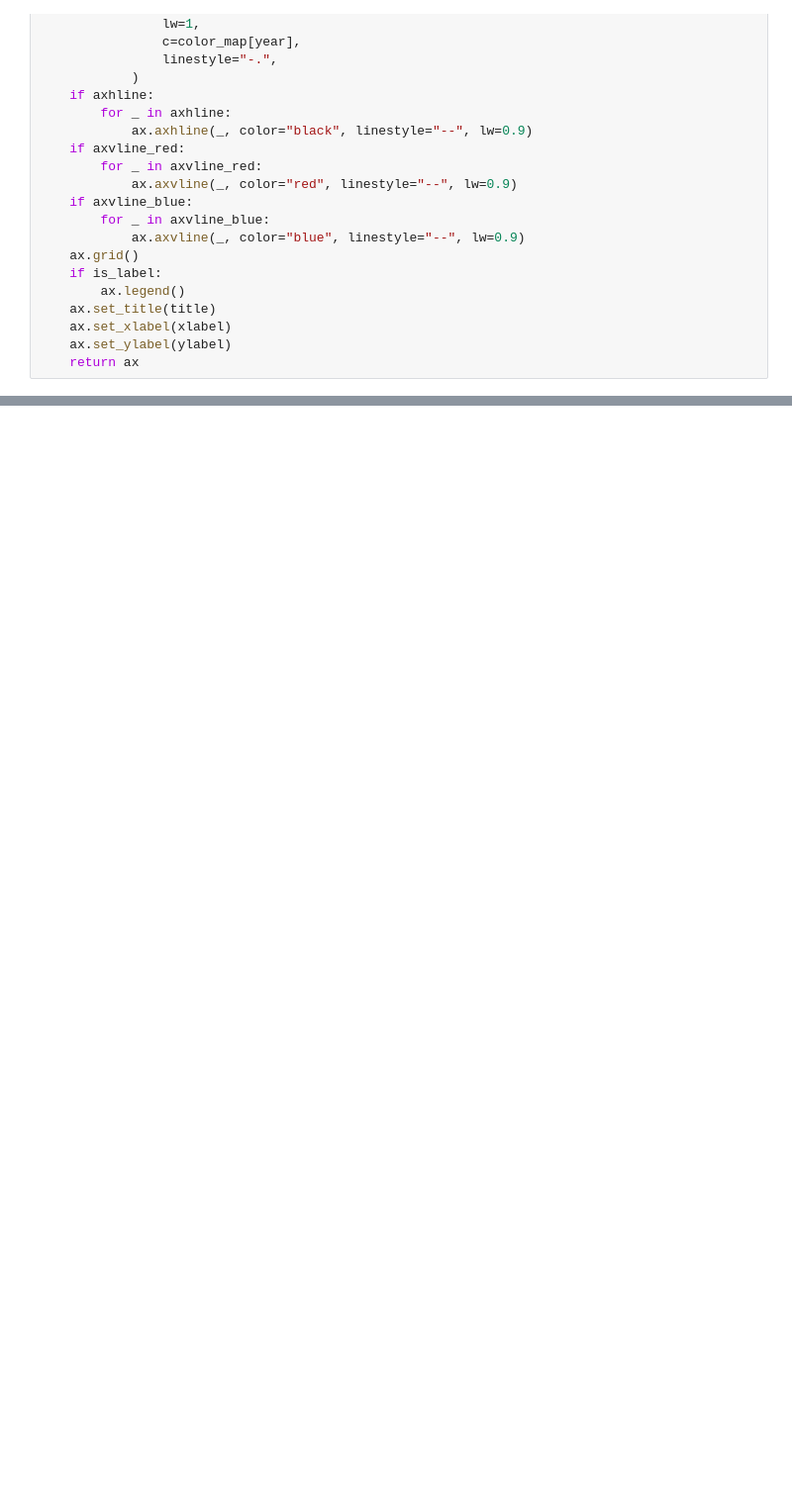
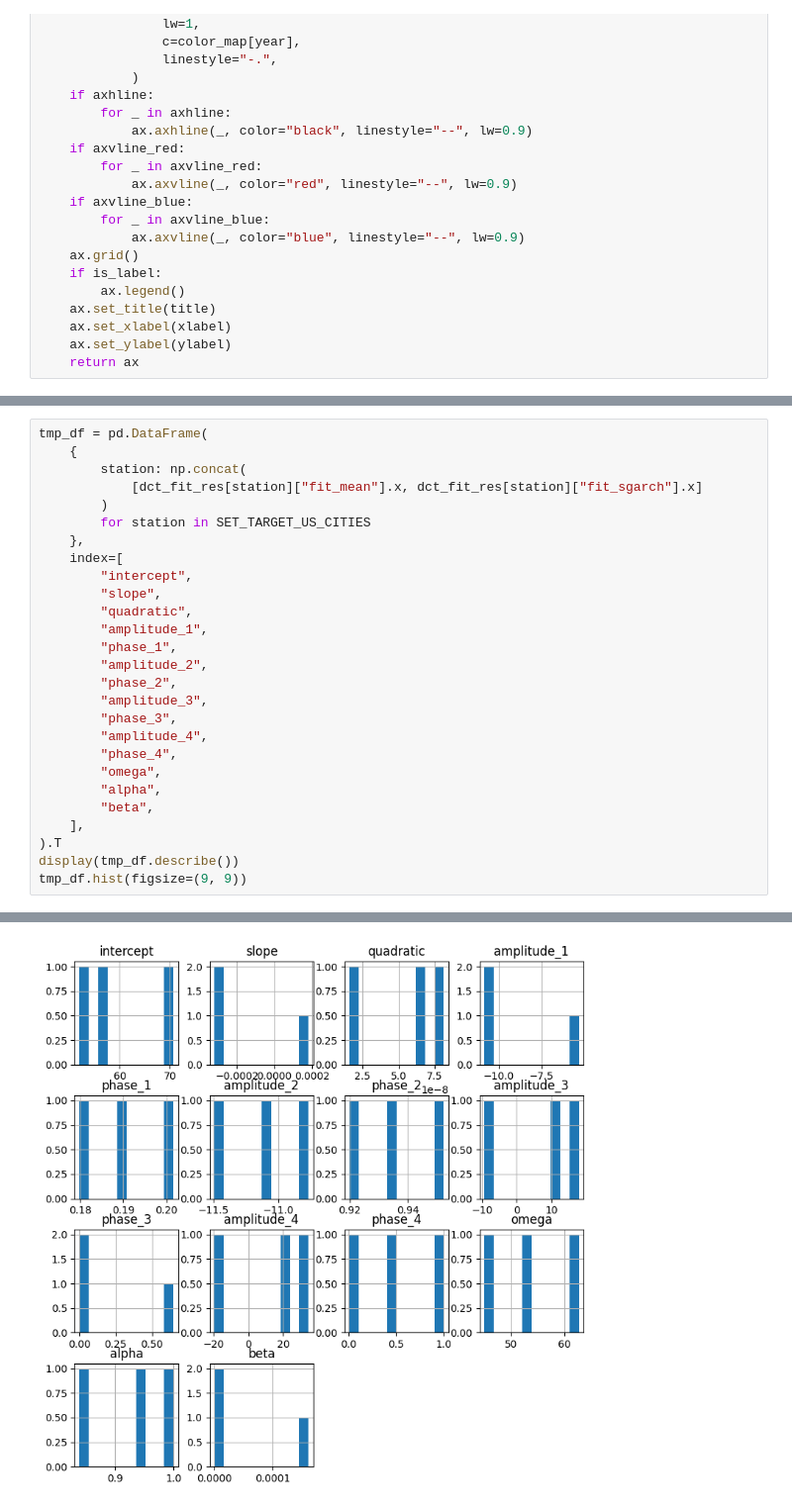
Before and after one commit to KiranReddy0808/Financial-Engineering-Project, a Jupyter notebook: notebooks/Temperature_Analytics.ipynb, the cells around one changed output, grey strips where cells are left out. Shown at 99% size. Saved outputs shown, nothing was run; the diff lists cells and outputs as text; blank space fills up the shorter version.

```diff
--- a/notebooks/Temperature_Analytics.ipynb
+++ b/notebooks/Temperature_Analytics.ipynb
@@ -170,0 +273,28 @@ plt.tight_layout()
+# %%
+tmp_df = pd.DataFrame(
+    {
+        station: np.concat(
+            [dct_fit_res[station]["fit_mean"].x, dct_fit_res[station]["fit_sgarch"].x]
+        )
+        for station in SET_TARGET_US_CITIES
+    },
+    index=[
+        "intercept",
+        "slope",
+        "quadratic",
+        "amplitude_1",
+        "phase_1",
+        "amplitude_2",
+        "phase_2",
+        "amplitude_3",
+        "phase_3",
+        "amplitude_4",
+        "phase_4",
+        "omega",
+        "alpha",
+        "beta",
+    ],
+).T
+display(tmp_df.describe())
+tmp_df.hist(figsize=(9, 9))
+# %% [output]
@@ -170,0 +325 @@ plt.tight_layout()
+[figure, added]
```
Also changed, not shown: parts of 16 cells of this notebook, 3 other files.
